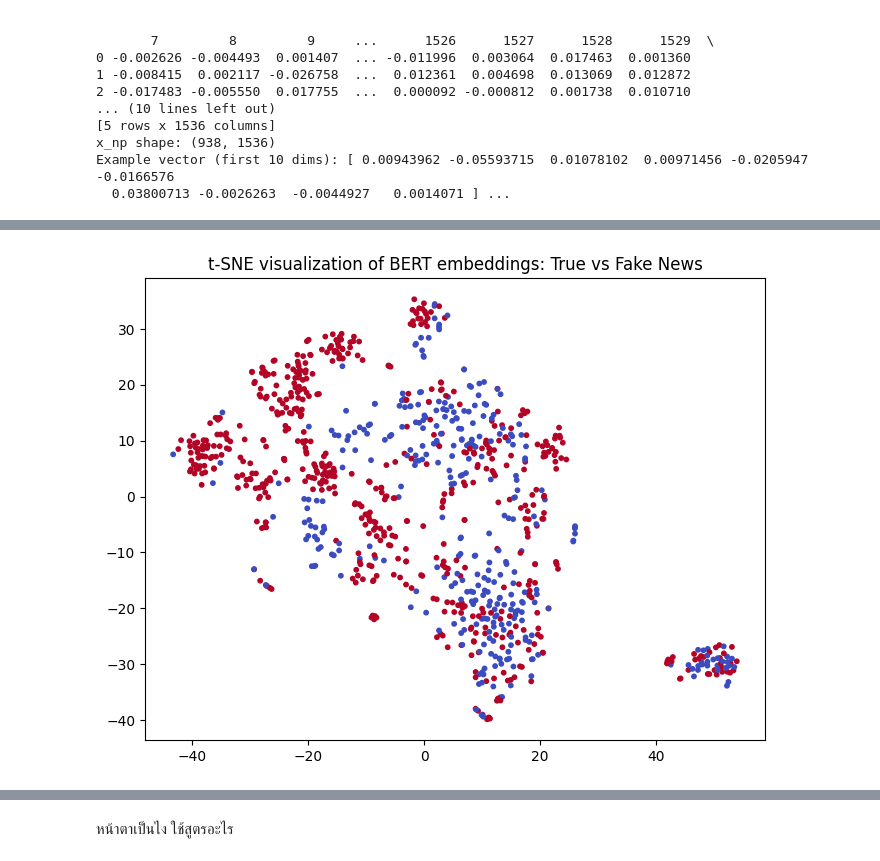
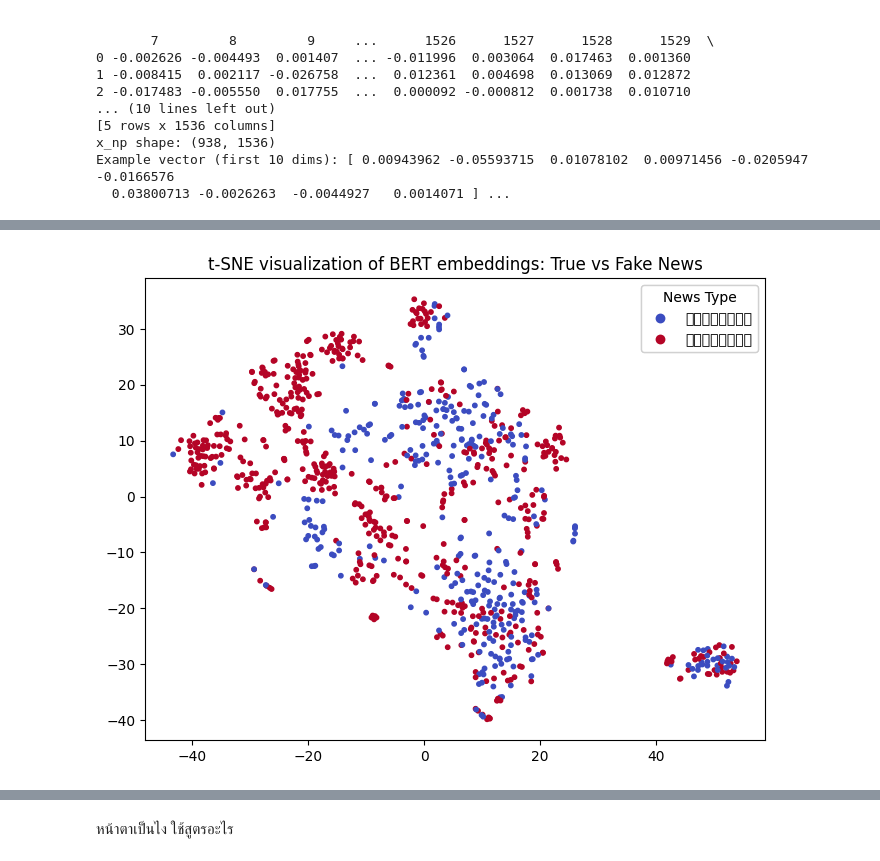
Before and after one commit to TtPeeraphat/Project_Thaifakenews, a Jupyter notebook: main.ipynb, the cells around one changed output, grey strips where cells are left out. Cells and saved outputs as stored; diff of their text form; code cells hidden in the pictures.

```diff
--- a/main.ipynb
+++ b/main.ipynb
@@ -125,28 +154,22 @@ label2id = {'ข่าวจริง': 0, 'ข่าวปลอม': 1}
 id2label = {v: k for k, v in label2id.items()}
 # %%
-num_true = (df['label'] == 'ข่าวจริง').sum()
-num_fake = (df['label'] == 'ข่าวปลอม').sum()
+# สรุปข้อมูลเบื้องต้นของจำนวนข่าวในแต่ละคลาส
+num_true = (df['label_binary'] == 'true').sum()
+num_fake = (df['label_binary'] == 'fake').sum()
+
 print(f"Dataset Size: {len(df)} | ข่าวจริง: {num_true}, ข่าวปลอม: {num_fake}")
 
-# optional quick bar plot
+# กราฟแท่งแสดงจำนวนข่าวในแต่ละคลาส
 try:
-    df['label'].value_counts().plot(kind='bar')
+    df['label_binary'].value_counts().plot(kind='bar')
     plt.title('Number of News by Category')
     plt.ylabel('Number of News')
     plt.show()
 except Exception as e:
     print("Plot skipped:", e)
 
-# optional Thai tokenization stats (not used in BERT input)
-def thai_token_list(text):
-    if pd.isna(text):
-        return []
-    return word_tokenize(text, engine='newmm', keep_whitespace=False)
-
+#  Thai tokenization stats (not used in BERT input)
 df['title_tokens'] = df['title'].apply(thai_token_list)
 df['content_tokens'] = df['content'].apply(thai_token_list)
-print("Token statistics:")
-print(f"Average tokens in titles: {df['title_tokens'].str.len().mean():.2f}")
-print(f"Average tokens in content: {df['content_tokens'].str.len().mean():.2f}")
 # %% [output]
 Dataset Size: 938 | ข่าวจริง: 345, ข่าวปลอม: 593
@@ -240,38 +281,78 @@ x_np shape: (938, 1536)
 Example vector (first 10 dims): [ 0.00943962 -0.05593715  0.01078102  0.00971456 -0.0205947  -0.0166576
   0.03800713 -0.0026263  -0.0044927   0.0014071 ] ...
 # %%
-# ====================================================================
-#  Visualization
-# ====================================================================
+# --------------------------------------------------------------------
+# Visualization (t-SNE & PCA)
+# --------------------------------------------------------------------
 print("\n--- Visualization (t-SNE & PCA) ---")
+
+# กำหนด SEED
+try:
+    SEED
+except NameError:
+    SEED = 42
+    print(f"Using default SEED={SEED}")
+
 try:
     # t-SNE
     tsne = TSNE(n_components=2, random_state=SEED, init='pca', learning_rate='auto')
+    print("Fitting t-SNE...")
     x_2d_tsne = tsne.fit_transform(x_np)
+
     plt.figure(figsize=(8, 6))
-    plt.scatter(x_2d_tsne[:, 0], x_2d_tsne[:, 1], c=y_np, cmap='coolwarm', s=10)
+    # ใช้ y_np ที่เป็นตัวเลขแล้วในการระบายสี
+    scatter = plt.scatter(x_2d_tsne[:, 0], x_2d_tsne[:, 1], c=y_np, cmap='coolwarm', s=10)
     plt.title("t-SNE visualization of BERT embeddings: True vs Fake News")
+
+    # เพิ่ม คำอธิบายสี ใช้ชื่อ Label จาก label2id
+
+    classes = list(label2id.keys())
+    # สร้าง handle สำหรับ legend
+    legend1 = plt.legend(
+        handles=scatter.legend_elements()[0],
+        labels=classes,
+        title="News Type"
+    )
+    plt.gca().add_artist(legend1)
+
     plt.show()
 except Exception as e:
     print(f"t-SNE plot skipped: {e}")
 
 try:
     # PCA
+    # random_state=SEED ถูกต้องแล้วหากมีการกำหนด SEED
     pca = PCA(n_components=2, random_state=SEED)
+    print("Fitting PCA...")
     x_2d_pca = pca.fit_transform(x_np)
 
-    fake_mask = (y_np == label2id['ข่าวปลอม'])
-    real_mask = (y_np == label2id['ข่าวจริง'])
+    # ตรวจสอบให้แน่ใจว่า 'ข่าวปลอม' และ 'ข่าวจริง' มีใน label2id
+    fake_id = label2id.get('ข่าวปลอม', -1)
+    real_id = label2id.get('ข่าวจริง', -2)
+
+    fake_mask = (y_np == fake_id)
+    real_mask = (y_np == real_id)
 
     plt.figure(figsize=(10, 8))
-    plt.scatter(x_2d_pca[fake_mask, 0], x_2d_pca[fake_mask, 1],
-                color='red', alpha=0.6, s=20, label=f'ข่าวปลอม ({label2id["ข่าวปลอม"]})')
-    plt.scatter(x_2d_pca[real_mask, 0], x_2d_pca[real_mask, 1],
-                color='green', alpha=0.6, s=20, label=f'ข่าวจริง ({label2id["ข่าวจริง"]})')
+
+    # พล็อตกราฟสำหรับข่าวปลอม
+    if fake_id != -1:
+        plt.scatter(x_2d_pca[fake_mask, 0], x_2d_pca[fake_mask, 1],
+                    color='red', alpha=0.6, s=20, label=f'ข่าวปลอม ({fake_id})')
+
+    # พล็อตกราฟสำหรับข่าวจริง
+    if real_id != -2:
+        plt.scatter(x_2d_pca[real_mask, 0], x_2d_pca[real_mask, 1],
+                    color='green', alpha=0.6, s=20, label=f'ข่าวจริง ({real_id})')
+
     plt.title("PCA Visualization of WangchanBERTa Embeddings (Title + Content)")
-    plt.xlabel("PCA Component 1")
-    plt.ylabel("PCA Component 2")
-    plt.legend(title="Label")
+    plt.xlabel(f"PCA Component 1 ({pca.explained_variance_ratio_[0]*100:.2f}%)")
+    plt.ylabel(f"PCA Component 2 ({pca.explained_variance_ratio_[1]*100:.2f}%)")
+
+    # แสดงค่า explained_variance_ratio
+    print(f"PCA Explained Variance Ratio: Comp1={pca.explained_variance_ratio_[0]:.4f}, Comp2={pca.explained_variance_ratio_[1]:.4f}")
+
+    plt.legend(title="Label ID")
     plt.grid(True, linestyle='--', alpha=0.5)
     plt.show()
 except Exception as e:
@@ -281 +363 @@ except Exception as e:
-[figure, old version]
+[figure, new version]
```
Also changed, not shown: parts of 35 cells of this notebook.
